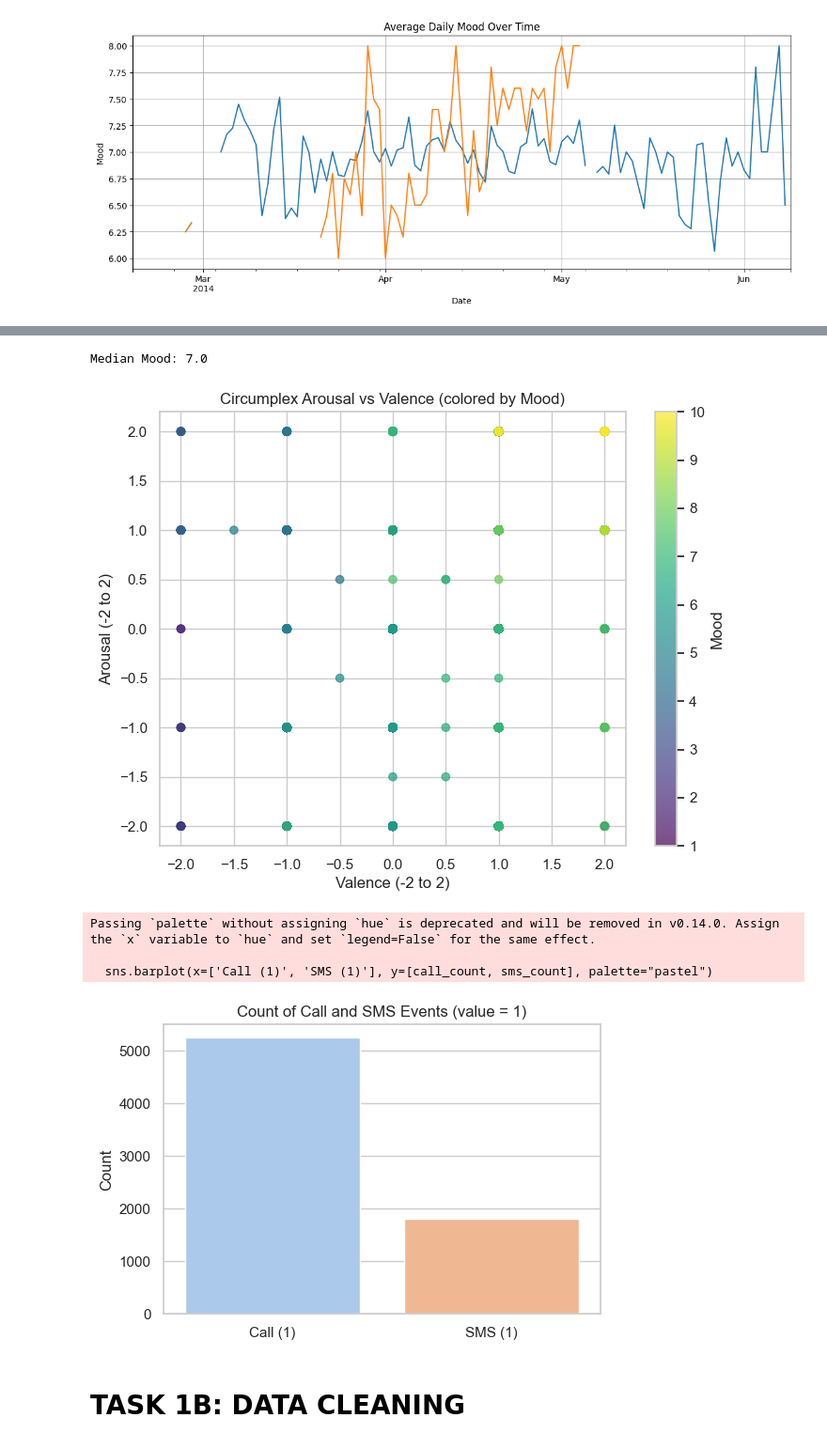
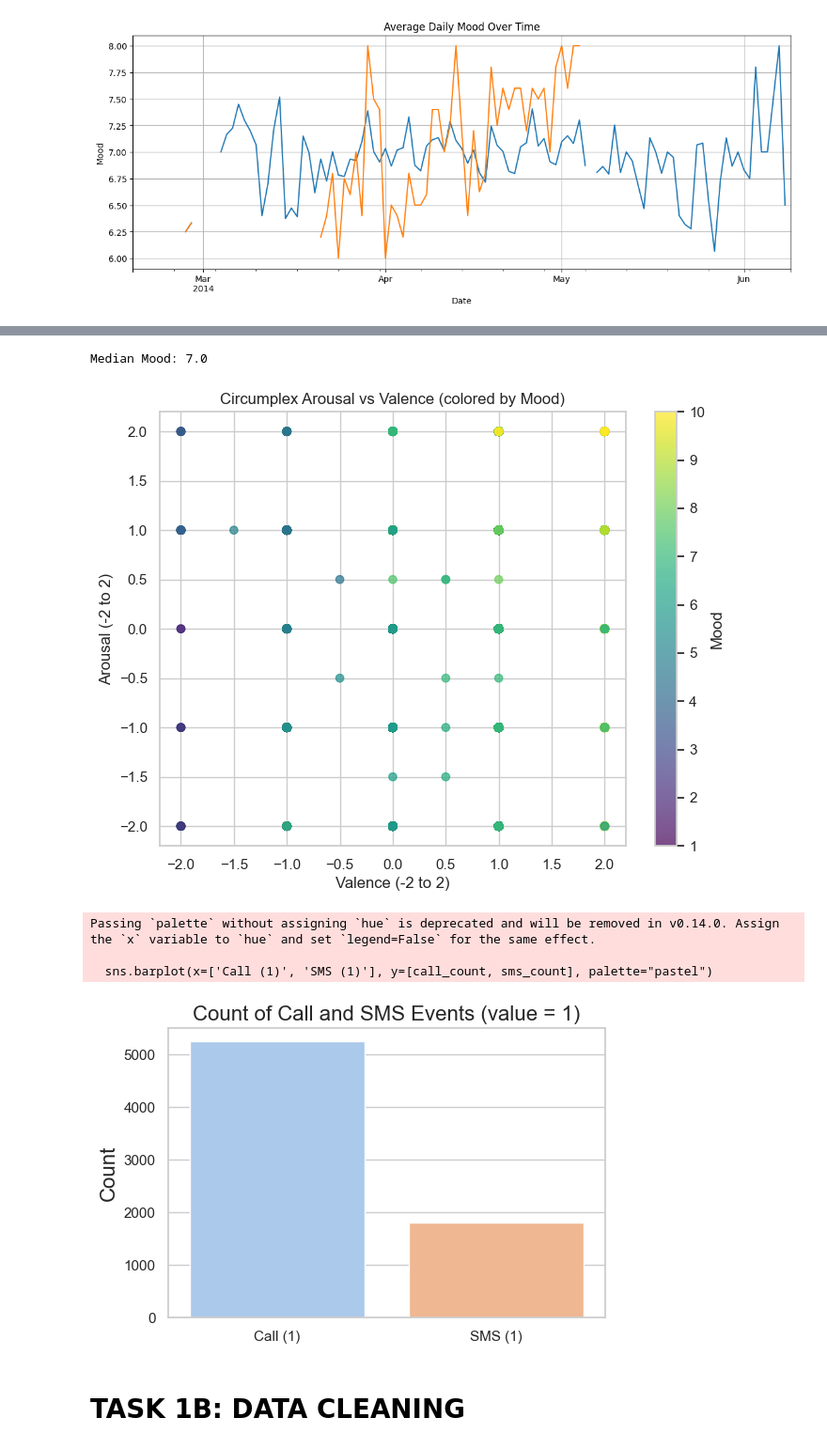
Before and after one commit to HarvestStars/dmt_assignments, a Jupyter notebook: 1/presentation.ipynb, the cells around one changed output, grey strips where cells are left out. Shown at 94% size. Drawn from its saved outputs; the diff is of its cells as text; code cells hidden in the pictures.

```diff
--- a/1/presentation.ipynb
+++ b/1/presentation.ipynb
@@ -101,9 +103,13 @@ sns.set_theme(style="whitegrid")
 # 1️⃣ histogram：mood
 plt.figure(figsize=(8, 5))
 sns.histplot(df['mood'].dropna(), bins=20, kde=True, color='skyblue')
-plt.title("Distribution of Mood")
-plt.xlabel("Mood (1-10)")
-plt.ylabel("Frequency")
+plt.title("Distribution of Mood", fontsize=16)
+plt.xlabel("Mood (1-10)", fontsize=16)
+plt.ylabel("Frequency", fontsize=16)
+plt.xticks(fontsize=12)
+plt.yticks(fontsize=12)
+
+plt.savefig('./figs/mood_distribution.png', dpi=300, bbox_inches='tight')
 plt.show()
 mood_median = df['mood'].median()
 print(f"Median Mood: {mood_median}")
@@ -118,10 +124,14 @@ scatter = plt.scatter(
     alpha=0.7
 )
 plt.colorbar(scatter, label="Mood")
-plt.title("Circumplex Arousal vs Valence (colored by Mood)")
-plt.xlabel("Valence (-2 to 2)")
-plt.ylabel("Arousal (-2 to 2)")
+plt.title("Circumplex Arousal vs Valence (colored by Mood)", fontsize=16)
+plt.xlabel("Valence (-2 to 2)", fontsize=16)
+plt.ylabel("Arousal (-2 to 2)", fontsize=16)
+plt.xticks(fontsize=12)
+plt.yticks(fontsize=12)
+
 plt.grid(True)
+plt.savefig('./figs/circumplex_arousal_valence.png', dpi=300, bbox_inches='tight')
 plt.show()
 
 # 3️⃣ box plot：mood by activity
@@ -130,7 +140,8 @@ sms_count = df['sms'].value_counts().get(1.0, 0)
 
 plt.figure(figsize=(6, 4))
 sns.barplot(x=['Call (1)', 'SMS (1)'], y=[call_count, sms_count], palette="pastel")
-plt.title("Count of Call and SMS Events (value = 1)")
-plt.ylabel("Count")
+plt.title("Count of Call and SMS Events (value = 1)", fontsize=16)
+plt.ylabel("Count", fontsize=16)
+plt.savefig('./figs/call_sms_count.png', dpi=300, bbox_inches='tight')
 plt.show()
 # %% [output]
@@ -138,9 +149,9 @@ plt.show()
 Median Mood: 7.0
 [figure]
 Passing `palette` without assigning `hue` is deprecated and will be removed in v0.14.0. Assign the `x` variable to `hue` and set `legend=False` for the same effect.
 
   sns.barplot(x=['Call (1)', 'SMS (1)'], y=[call_count, sms_count], palette="pastel")
-[figure, old version]
+[figure, new version]
 # %% [markdown]
 # TASK 1B: DATA CLEANING
 # %% [markdown]
```
Also changed, not shown: parts of 7 cells of this notebook, 14 other files.
